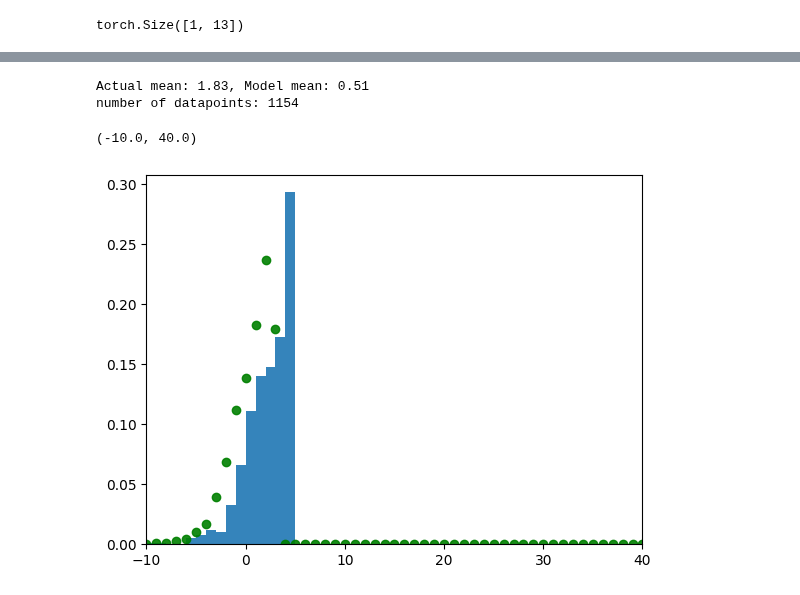
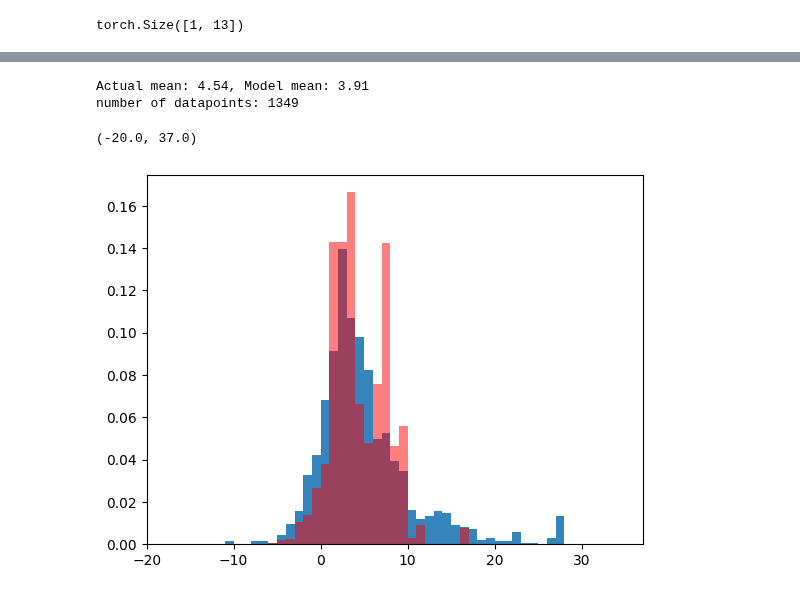
Before and after one commit to sharedw/NFL_sim, a Jupyter notebook: notebooks/train_models/rush_yard_model.ipynb, the cells around one changed output, grey strips where cells are left out. Saved outputs shown, nothing was run; the diff lists cells and outputs as text; code cells hidden in the pictures.

```diff
--- a/notebooks/train_models/rush_yard_model.ipynb
+++ b/notebooks/train_models/rush_yard_model.ipynb
@@ -96,30 +96,6 @@ select pbp.desc,pbp.game_id, pbp.yards_gained,
 # %%
 rushes[rusher_stat_cols] = rushes[rusher_stat_cols].fillna(0)
 rushes['yards_shifted'] = rushes['yards_gained'] + 30
-# %%
-def forward(self, x):
-	"""
-	Args:
-		x: (batch, input_dim) - your features, where x[:, 0] is yardline_100
-
-	Returns:
-		(batch, n_yard_classes) - probability distribution over yards
-	"""
-	batch_size = x.shape[0]
-
-	# Extract yards_to_endzone from first feature (yardline_100)
-	yards_to_endzone = x[:, 0].unsqueeze(1)  # (batch, 1)
-
-	# Shared features
-	features = self.backbone(x)
-
-	# Raw logits for yards
-	yards_logits = self.yards_head(features)  # (batch, n_yard_classes)
-
-
-
-
-	return masked_logits
 # %%
 import torch
 import torch.nn as nn
@@ -157,8 +133,7 @@ class masked_model(nn.Module):
 
 		# Extract the feature to pass to the final layer (e.g., the first feature)
 		yardline = x[:, 0].unsqueeze(1)  # Assuming you want the first feature, shape [batch_size, 1]
-		yard_values = torch.arange(0, self.n_out, device=x.device).float()
-		yard_values = yard_values.unsqueeze(0)
+		yard_values = torch.arange(0, self.n_out, device=x.device).float().unsqueeze(0)
 		mask = (yard_values <= yardline + 30).float()
 		td_bin = (yardline + 30).long().squeeze(1)
 
@@ -166,7 +141,8 @@ class masked_model(nn.Module):
 		logits = self.output_layer(x)
 		td_logits = self.td_head(x)
 		batch_indices = torch.arange(logits.size(0), device=logits.device)
-		logits[batch_indices, td_bin] = logits[batch_indices, td_bin] + td_logits.squeeze(1) * 3
+		logits[batch_indices, td_bin] = logits[batch_indices, td_bin] + td_logits.squeeze(1)
+		print()
 
 
 		masked_logits = logits + (mask - 1) * 1e9
@@ -413,11 +259,9 @@ def train_model(X_data, y, n_in, n_out,n_hidden=50, epochs=20, batch_size=512, m
 	plt.hist(test_y.to('cpu'), alpha=0.5, color='b')
 	return model
 # %%
-rush_yards_model = train_model(X,y, len(x_cols), 130, n_hidden = 512, epochs=1)
-for i in range(9):
-	rush_yards_model = train_model(X_td,y_td, len(x_cols), 130, n_hidden = 512, epochs=1, model=rush_yards_model)
-	rush_yards_model = train_model(X,y, len(x_cols), 130, n_hidden = 512, epochs=1, model=rush_yards_model)
+rush_yards_model = train_model(X,y, n_in=len(x_cols), n_out=130, n_hidden = 512, epochs=7)
 
 #Epoch 10/10, Classifier Loss: 0.0408, MSE Loss: 0.3164
 #Epoch 10/10, Classifier Loss: 0.0405, MSE Loss: 0.2760 with touchdown head thing
+#Epoch 10/10, Classifier Loss: 0.0323, MSE Loss: 0.2484 ? but this was so busted idk
 # %% [output]
@@ -442,6 +283,6 @@ Test Loss: 2.7684, Test Accuracy: 0.1532
 # %%
 
-rush_yards_model = model.to('cpu')
+rush_yards_model = rush_yards_model.to('cpu')
 model_path = "models/run_yards_gained.pt"
 torch.save(rush_yards_model.state_dict(), model_path)
 
@@ -455,26 +296,27 @@ update_config(feature_config)
 # %%
 def sample_model_yardline(yard, down):
 	inp = rushes.loc[(rushes.yardline_100==yard), x_cols]
 	y = rushes.loc[ (rushes.yardline_100==yard), 'yards_gained']
 
 	inp =  torch.tensor(inp.values, dtype=torch.float32)
 	out = rush_yards_model(inp).mean(0).detach().numpy()
 	exp_logits = np.exp(out - np.max(out))
 	probs = exp_logits / exp_logits.sum()
 	plt.hist(y, range(-30,100), density=True, alpha=0.9)
 
 	actual_mean = y.mean()
 	model_mean = (np.arange(len(probs)) - 30) @ probs  # adjust if 0th class = -30
 	print(f"Actual mean: {actual_mean:.2f}, Model mean: {model_mean:.2f}")
 	print(f'number of datapoints: {len(inp)}')
 	return probs
 
-yard = 4
+yard = 27
 down = 1
-plt.scatter(range(-30 ,100 ),sample_model_yardline(yard, down), color='green', alpha = 0.9)
-plt.xlim(-10,40)
+plt.bar(range(-30 ,100 ), sample_model_yardline(yard, down), width=1,
+        alpha=0.5, align="edge", label="Bar Chart", color='r')
+plt.xlim(-20,yard+10)
 # %% [output]
-Actual mean: 1.83, Model mean: 0.51
-number of datapoints: 1154
+Actual mean: 4.54, Model mean: 3.91
+number of datapoints: 1349
-(-10.0, 40.0)
+(-20.0, 37.0)
-[figure, old version]
+[figure, new version]
```
Also changed, not shown: parts of 4 cells of this notebook.
